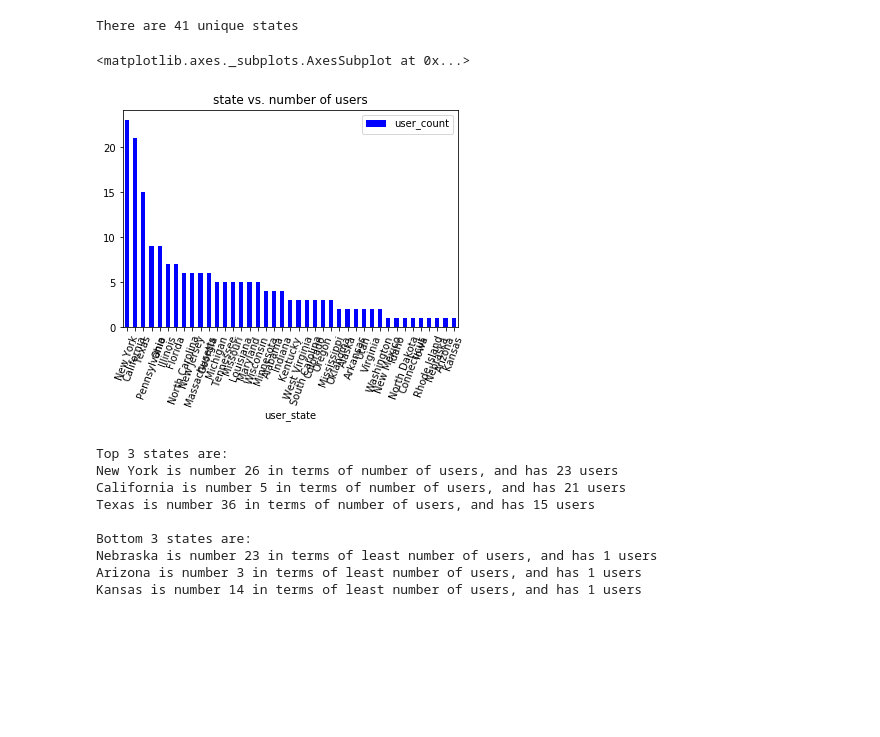
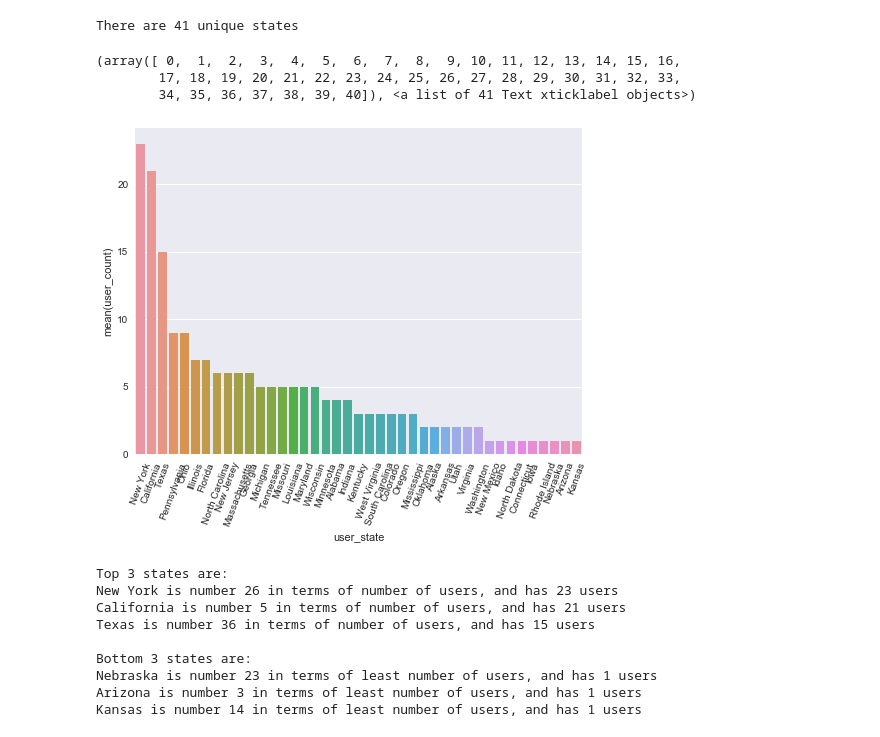
Before and after one commit to fdas3213/data-challenges, a Jupyter notebook: song challenge/song challenge.ipynb, the cells around one changed output. Saved outputs shown, nothing was run; the diff lists cells and outputs as text; code cells hidden in the pictures; blank space fills up the shorter version.

Commit message:
made some changes on the plot

```diff
--- a/song challenge/song challenge.ipynb
+++ b/song challenge/song challenge.ipynb
@@ -15,8 +17,8 @@ import seaborn as sns
 # %%
 #read data
 data = pd.read_json("song.json")
-data['time_played'] = pd.to_datetime(data['time_played'])
-data['user_sign_up_date'] = pd.to_datetime(data['user_sign_up_date'])
+for col in ['time_played', 'user_sign_up_date']:
+    data[col] = pd.to_datetime(data[col])
 print("data has shape: ", data.shape)
 data.head()
 # %% [output]
@@ -63,11 +65,15 @@ There are 41 unique states
 # %%
 state_number = data.groupby(['user_state'])['user_id'].nunique().reset_index()
 state_number = state_number.rename(columns = {'user_id':'user_count'})
 state_number = state_number.sort_values(by = 'user_count', ascending=False)
-state_number.plot(kind = 'bar', x = state_number.user_state, color = 'b', title = 'state vs. number of users', rot = 70)
+fig, ax = plt.subplots(nrows=1, ncols=1, figsize = (8,6))
+sns.barplot(x = 'user_state', y = 'user_count', data= state_number, ax =ax)
+plt.xticks(rotation = 70)
 # %% [output]
-<matplotlib.axes._subplots.AxesSubplot at 0x...>
+(array([ 0,  1,  2,  3,  4,  5,  6,  7,  8,  9, 10, 11, 12, 13, 14, 15, 16,
+        17, 18, 19, 20, 21, 22, 23, 24, 25, 26, 27, 28, 29, 30, 31, 32, 33,
+        34, 35, 36, 37, 38, 39, 40]), <a list of 41 Text xticklabel objects>)
-[figure, old version]
+[figure, new version]
 # %%
 top_3 = state_number.head(3)
 bottom_3 = state_number.tail(3)
```
Also changed, not shown: parts of 5 cells of this notebook.
